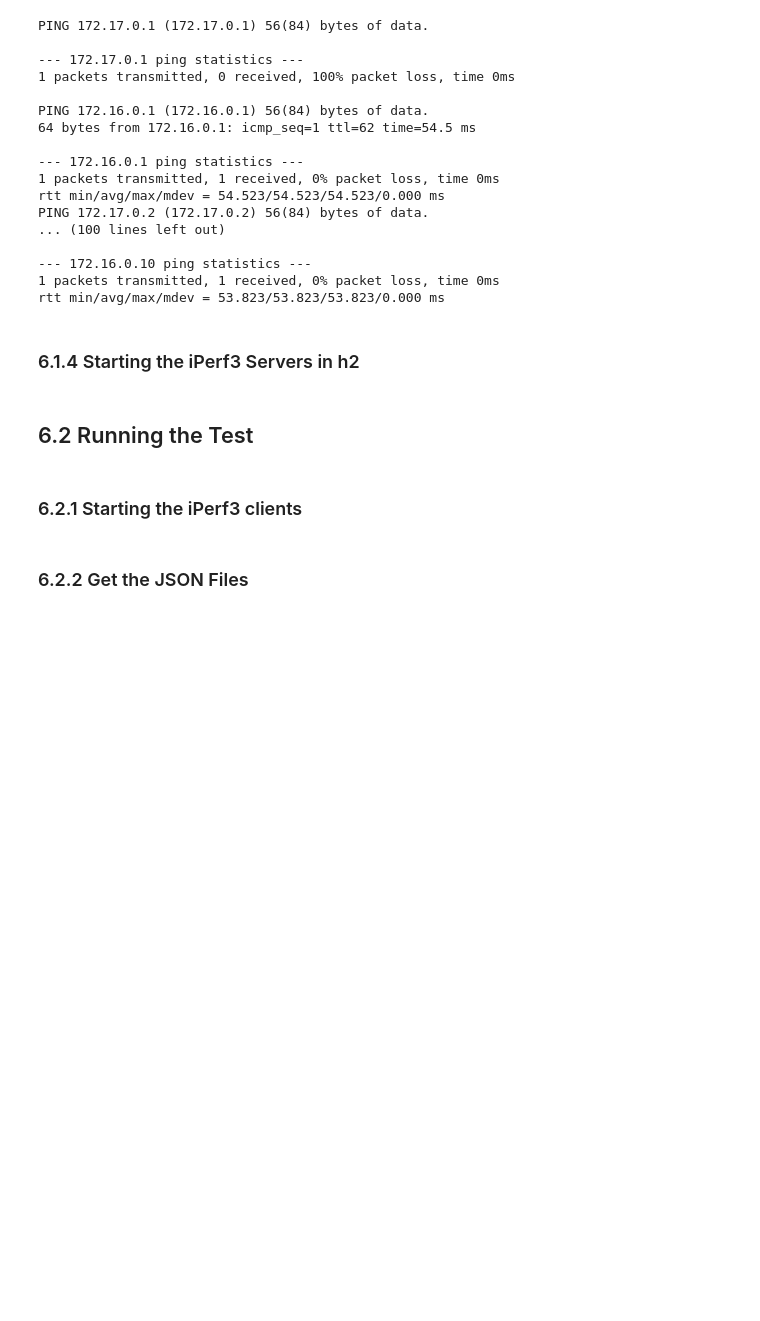
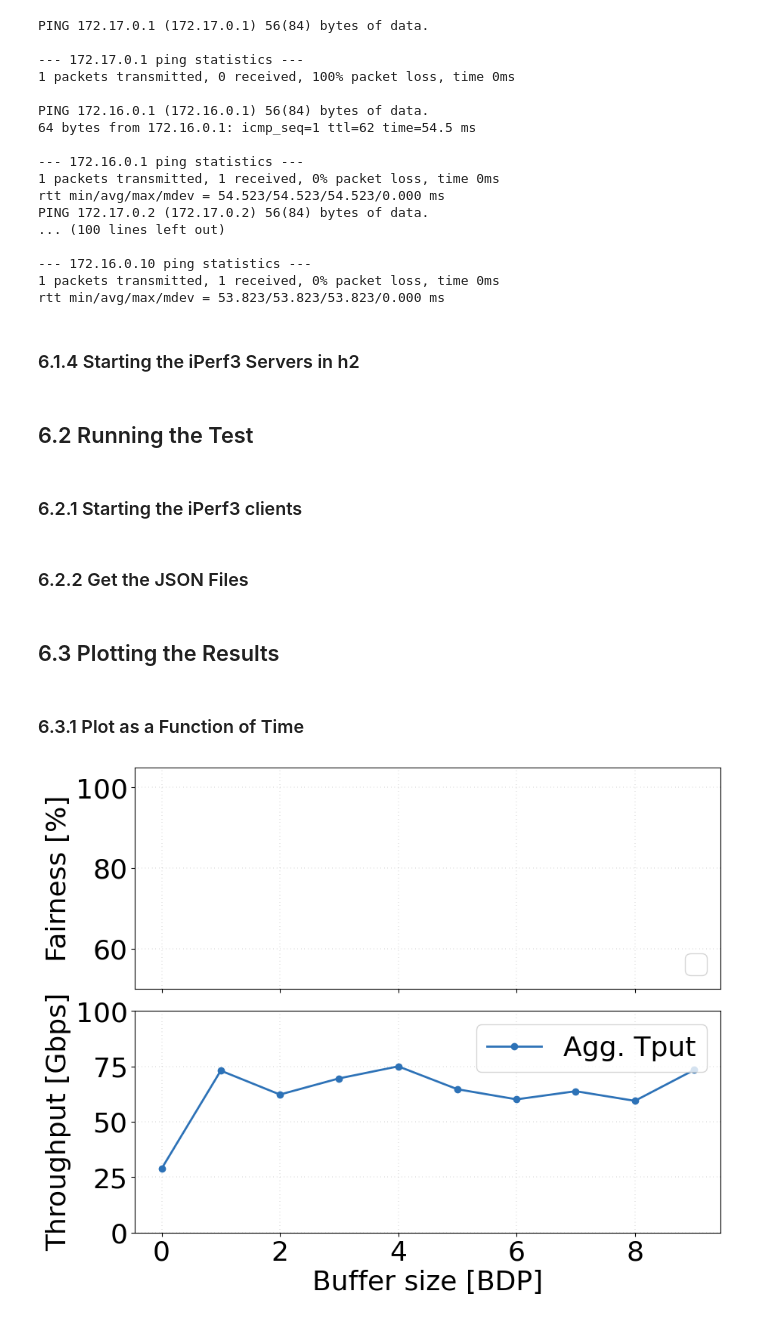
Before and after one commit to gomezgaona/BBRv3-FABRIC, a Jupyter notebook: bbr3_env_config.ipynb, the cells around one changed output. Saved outputs shown, nothing was run; the diff lists cells and outputs as text; code cells hidden in the pictures; blank space fills up the shorter version.

Commit message:
Plotting script ready

```diff
--- a/bbr3_env_config.ipynb
+++ b/bbr3_env_config.ipynb
@@ -492,3 +492,79 @@ for i in range(1, num_hosts + 1):
 # %%
 for i in range(1, num_hosts + 1):
     h1.download_file(f"results/hs{i}_out.json",f"results/hs{i}_out.json")
+# %% [markdown]
+## 6.3 Plotting the Results
+# %% [markdown]
+### 6.3.1 Plot as a Function of Time
+# %%
+import matplotlib.pyplot as plt
+import numpy as np
+import json
+import matplotlib
+
+# Load throughput data from JSON
+def extract_iperf_timming(filename):
+    with open(filename) as f:
+        data = json.load(f)
+    dur = int(data['end']['sum_sent']['end'])
+    result = []
+    for i in range(0, dur):
+       result.append(float(data['intervals'][i]['sum']['bits_per_second']) / 1e9)
+
+    return result
+
+# Plot setup for fair and clean visuals
+def setup_plot(font_size=26):
+    font = {'family': 'normal', 'weight': 'normal', 'size': font_size}
+    matplotlib.rc('font', **font)
+    fig, axes = plt.subplots(2, 1, sharex=True, figsize=(10, 8))
+    fig.subplots_adjust(hspace=0.1)
+    for ax in axes:
+        ax.grid(True, which="both", lw=0.3, linestyle=(0, (1, 10)), color='black')
+    return fig, axes
+
+# Calculate fairness based on throughput
+def calculate_fairness(cubic, bbr3):
+    return [
+        100 * (c + b) ** 2 / (2 * (c ** 2 + b ** 2))
+        for c, b in zip(cubic, bbr3)
+    ]
+
+# Main plotting function for experiment results
+def plot_results(throughput, filename="output.pdf"):
+    #fairness = calculate_fairness(cubic, bbr3)
+    fig, axes = setup_plot()
+    t = list(range(0, len(throughput)))
+    # Plotting fairness and throughput
+
+    axes[1].plot(t, throughput, '#2D72B7', linewidth=2, label='Agg. Tput', marker='o')
+
+    # Set labels and legends
+    axes[0].set_ylabel('Fairness [%]')
+    axes[1].set_ylabel('Throughput [Gbps]')
+    axes[1].set_xlabel('Buffer size [BDP]')
+    axes[0].legend(loc="lower right")
+    axes[1].legend(loc="upper right", ncol=2)
+    axes[0].set_ylim([50, 105])
+    axes[1].set_ylim([0, 100])
+
+    fig.savefig(filename, bbox_inches='tight')
+
+def main():
+    th = []
+    # Extract the Throughput of each flow
+    for i in range(1, num_hosts + 1):
+        th.append(extract_iperf_timming(f"results/hs{i}_out.json"))
+
+    #
+    agg_th = [sum(column) for column in zip(*th)]
+    plot_results(agg_th, filename="output.pdf")
+
+
+    #setup_plot(font_size=26)
+
+
+if __name__ == '__main__':
+    main()
+# %% [output]
+[figure, added]
```
Also changed, not shown: parts of 2 cells of this notebook, 1 other file.
